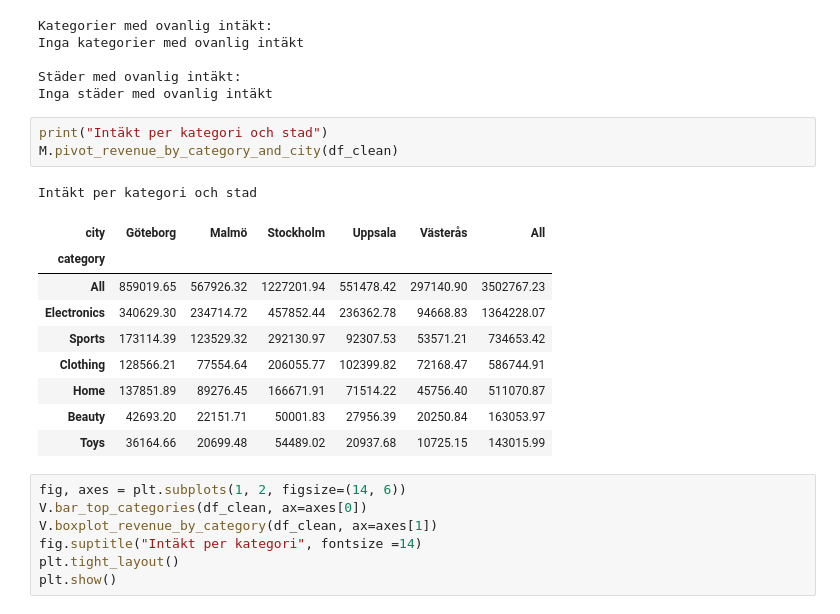
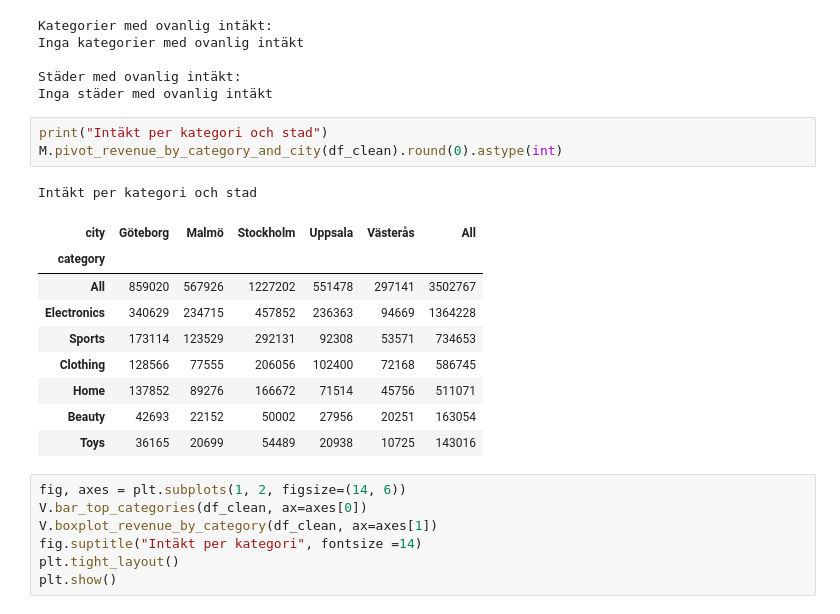
Before and after one commit to elinwahlgren/Gruppuppgift, a Jupyter notebook: report.ipynb, the cells around one changed output. Saved outputs shown, nothing was run; the diff lists cells and outputs as text.

```diff
--- a/report.ipynb
+++ b/report.ipynb
@@ -104,18 +127,18 @@ Städer med ovanlig intäkt:
 Inga städer med ovanlig intäkt
 # %%
 print("Intäkt per kategori och stad")
-M.pivot_revenue_by_category_and_city(df_clean)
+M.pivot_revenue_by_category_and_city(df_clean).round(0).astype(int)
 # %% [output]
 Intäkt per kategori och stad
 | city | Göteborg | Malmö | Stockholm | Uppsala | Västerås | All |
 | category |  |  |  |  |  |  |
-| All | 859019.65 | 567926.32 | 1227201.94 | 551478.42 | 297140.90 | 3502767.23 |
-| Electronics | 340629.30 | 234714.72 | 457852.44 | 236362.78 | 94668.83 | 1364228.07 |
-| Sports | 173114.39 | 123529.32 | 292130.97 | 92307.53 | 53571.21 | 734653.42 |
-| Clothing | 128566.21 | 77554.64 | 206055.77 | 102399.82 | 72168.47 | 586744.91 |
-| Home | 137851.89 | 89276.45 | 166671.91 | 71514.22 | 45756.40 | 511070.87 |
-| Beauty | 42693.20 | 22151.71 | 50001.83 | 27956.39 | 20250.84 | 163053.97 |
-| Toys | 36164.66 | 20699.48 | 54489.02 | 20937.68 | 10725.15 | 143015.99 |
+| All | 859020 | 567926 | 1227202 | 551478 | 297141 | 3502767 |
+| Electronics | 340629 | 234715 | 457852 | 236363 | 94669 | 1364228 |
+| Sports | 173114 | 123529 | 292131 | 92308 | 53571 | 734653 |
+| Clothing | 128566 | 77555 | 206056 | 102400 | 72168 | 586745 |
+| Home | 137852 | 89276 | 166672 | 71514 | 45756 | 511071 |
+| Beauty | 42693 | 22152 | 50002 | 27956 | 20251 | 163054 |
+| Toys | 36165 | 20699 | 54489 | 20938 | 10725 | 143016 |
 # %%
 fig, axes = plt.subplots(1, 2, figsize=(14, 6))
 V.bar_top_categories(df_clean, ax=axes[0])
```
Also changed, not shown: parts of 3 cells of this notebook, 2 other files.
